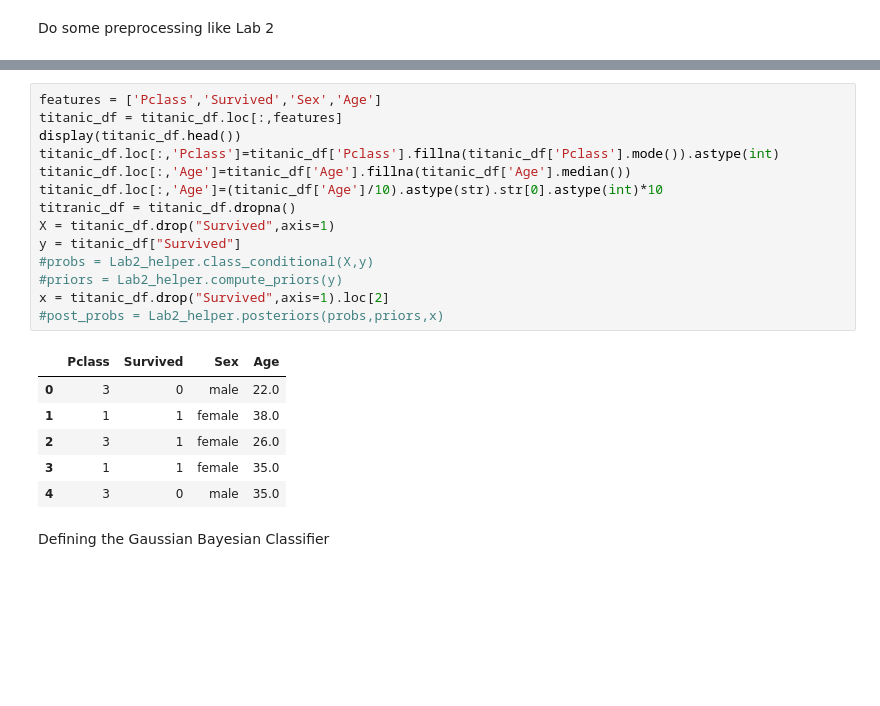
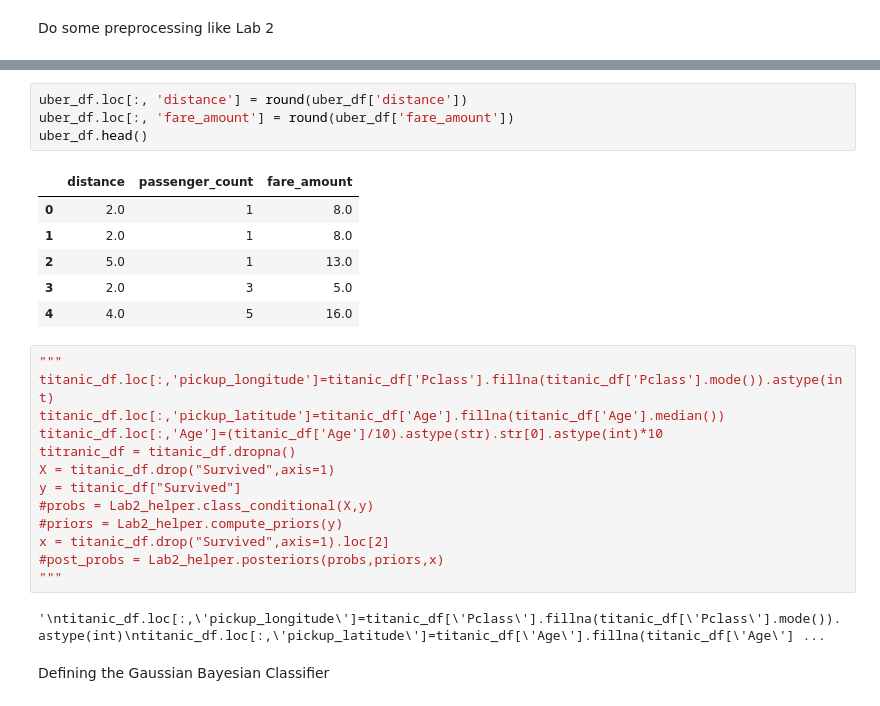
Before and after one commit to samaynathani/Gaussian-Bayesian-Classifier, a Jupyter notebook: GaussianBayesian.ipynb, the cells around one changed output, grey strips where cells are left out. Cells and saved outputs as stored; diff of their text form; blank space fills up the shorter version.

```diff
--- a/GaussianBayesian.ipynb
+++ b/GaussianBayesian.ipynb
@@ -29,9 +80,18 @@ Do some preprocessing like Lab 2
+# %%
+uber_df.loc[:, 'distance'] = round(uber_df['distance'])
+uber_df.loc[:, 'fare_amount'] = round(uber_df['fare_amount'])
+uber_df.head()
+# %% [output]
+|  | distance | passenger_count | fare_amount |
+| 0 | 2.0 | 1 | 8.0 |
+| 1 | 2.0 | 1 | 8.0 |
+| 2 | 5.0 | 1 | 13.0 |
+| 3 | 2.0 | 3 | 5.0 |
+| 4 | 4.0 | 5 | 16.0 |
 # %%
-features = ['Pclass','Survived','Sex','Age']
-titanic_df = titanic_df.loc[:,features]
-display(titanic_df.head())
-titanic_df.loc[:,'Pclass']=titanic_df['Pclass'].fillna(titanic_df['Pclass'].mode()).astype(int)
-titanic_df.loc[:,'Age']=titanic_df['Age'].fillna(titanic_df['Age'].median())
+"""
+titanic_df.loc[:,'pickup_longitude']=titanic_df['Pclass'].fillna(titanic_df['Pclass'].mode()).astype(int)
+titanic_df.loc[:,'pickup_latitude']=titanic_df['Age'].fillna(titanic_df['Age'].median())
 titanic_df.loc[:,'Age']=(titanic_df['Age']/10).astype(str).str[0].astype(int)*10
 titranic_df = titanic_df.dropna()
 X = titanic_df.drop("Survived",axis=1)
@@ -40,13 +100,9 @@ y = titanic_df["Survived"]
 #priors = Lab2_helper.compute_priors(y)
 x = titanic_df.drop("Survived",axis=1).loc[2]
 #post_probs = Lab2_helper.posteriors(probs,priors,x)
+"""
 # %% [output]
-|  | Pclass | Survived | Sex | Age |
-| 0 | 3 | 0 | male | 22.0 |
-| 1 | 1 | 1 | female | 38.0 |
-| 2 | 3 | 1 | female | 26.0 |
-| 3 | 1 | 1 | female | 35.0 |
-| 4 | 3 | 0 | male | 35.0 |
+'\ntitanic_df.loc[:,\'pickup_longitude\']=titanic_df[\'Pclass\'].fillna(titanic_df[\'Pclass\'].mode()).astype(int)\ntitanic_df.loc[:,\'pickup_latitude\']=titanic_df[\'Age\'].fillna(titanic_df[\'Age\'] ...
 # %% [markdown]
 Defining the Gaussian Bayesian Classifier
 # %%
```
Also changed, not shown: parts of 11 cells of this notebook, 1 other file.
